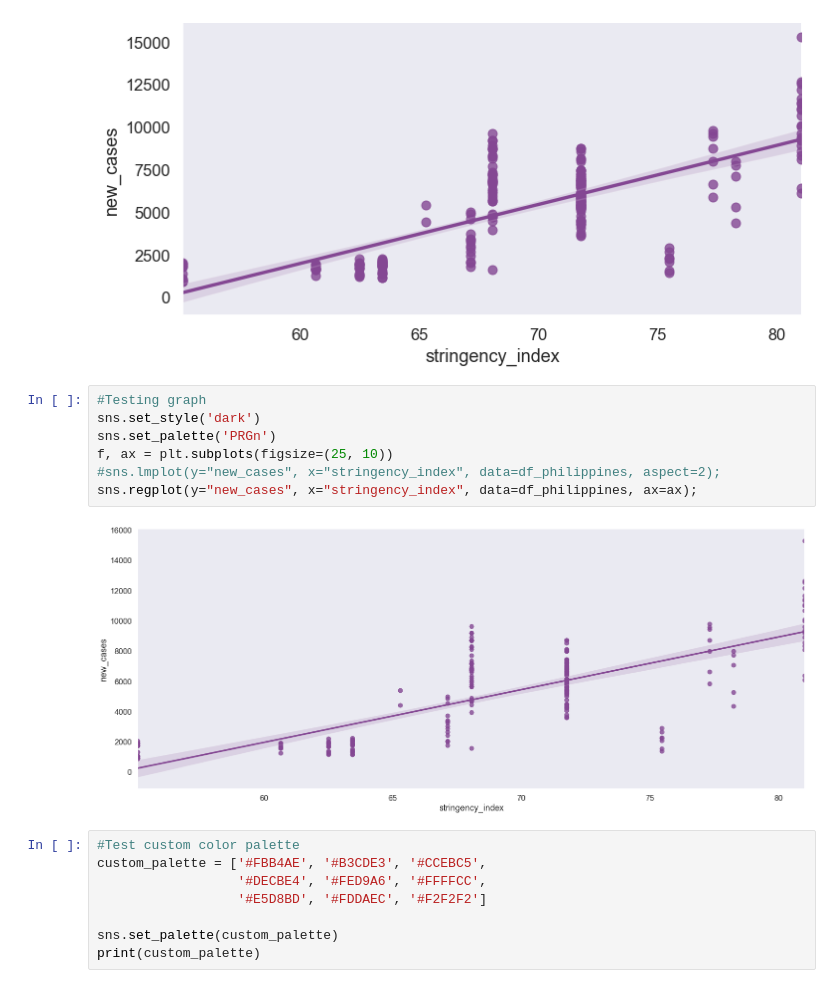
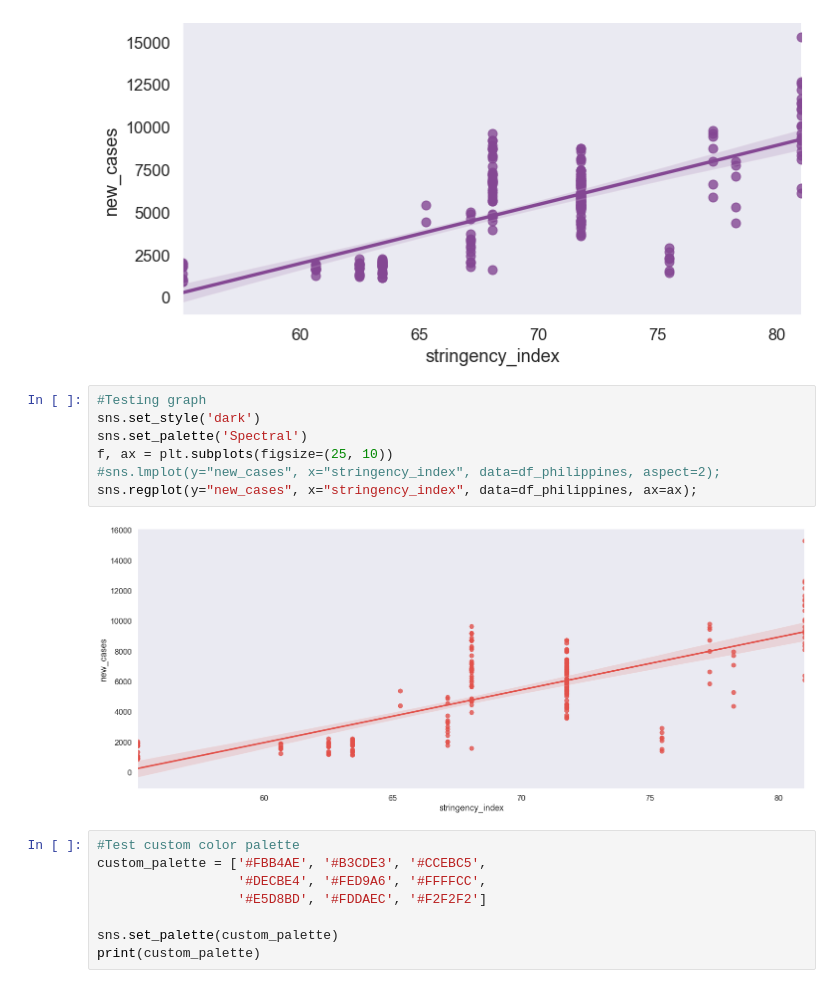
Before and after one commit to Lorenzo-Go/GRP1_ITMGT-25.03---A_Final-Project, a Jupyter notebook: Final_Project/Final_Project_Scratch.ipynb, the cells around one changed output. Drawn from its saved outputs; the diff is of its cells as text.

```diff
--- a/Final_Project/Final_Project_Scratch.ipynb
+++ b/Final_Project/Final_Project_Scratch.ipynb
@@ -126,12 +126,12 @@ sns.lmplot(y="new_cases", x="stringency_index", data=df_philippines, aspect=2);
 # %%
 #Testing graph
 sns.set_style('dark')
-sns.set_palette('PRGn')
+sns.set_palette('Spectral')
 f, ax = plt.subplots(figsize=(25, 10))
 #sns.lmplot(y="new_cases", x="stringency_index", data=df_philippines, aspect=2);
 sns.regplot(y="new_cases", x="stringency_index", data=df_philippines, ax=ax);
 # %% [output]
-[figure, old version]
+[figure, new version]
 # %%
 #Test custom color palette
 custom_palette = ['#FBB4AE', '#B3CDE3', '#CCEBC5',
```
Also changed, not shown: parts of 1 cell of this notebook.
